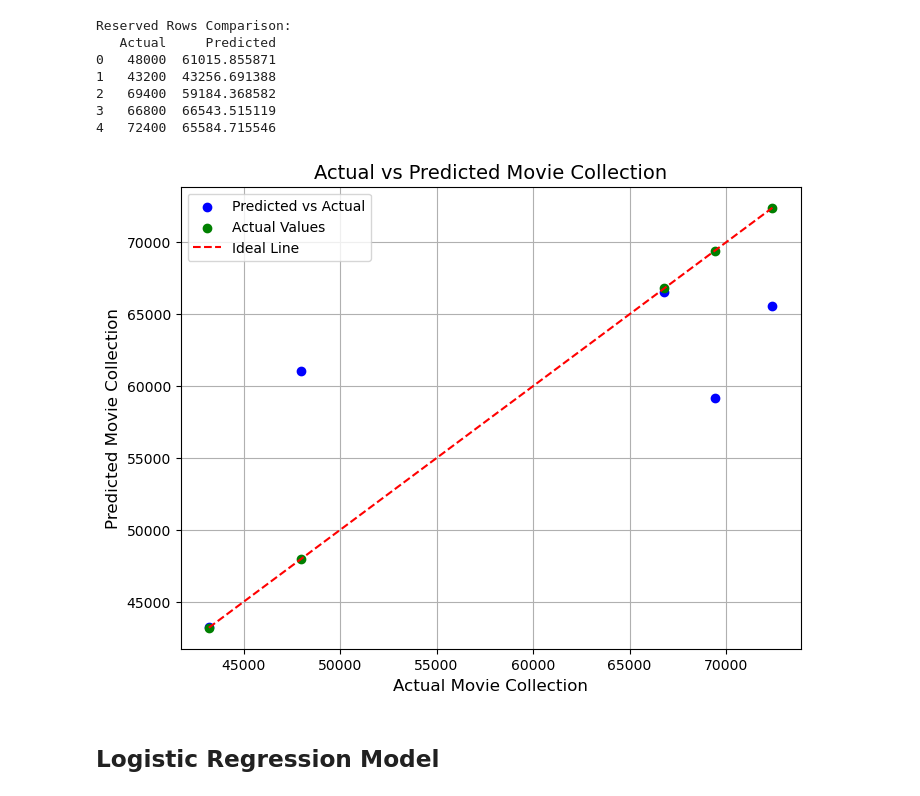
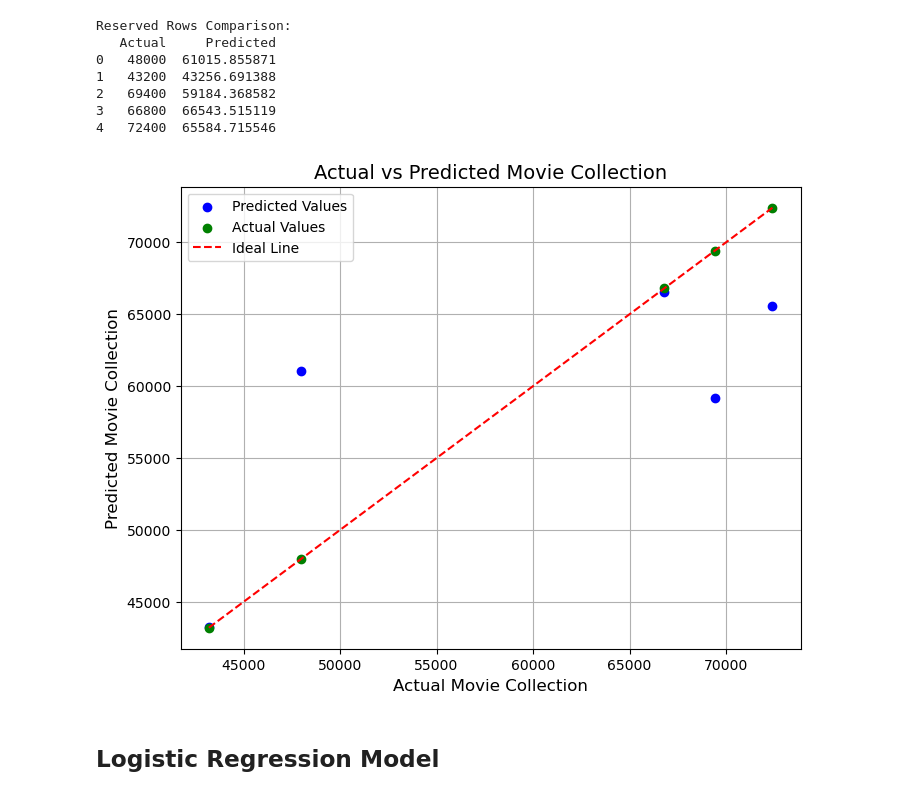
Before and after one commit to Nikola671/TP2_AB_NM, a Jupyter notebook: TP2_AB_NM.ipynb, the cells around one changed output. Cells and saved outputs as stored; diff of their text form; code cells hidden in the pictures.

```diff
--- a/TP2_AB_NM.ipynb
+++ b/TP2_AB_NM.ipynb
@@ -269,21 +269,21 @@ Reserved Rows Comparison:
 # %%
 #Scatter plot to visualize the percision of the predictions
 actual = list(y_validation.values)
 predicted = list(y_pred_validation)
 
 plt.figure(figsize=(8, 6))
-plt.scatter(actual, predicted, color='blue', label='Predicted vs Actual')
+plt.scatter(actual, predicted, color='blue', label='Predicted Values')
 plt.scatter(actual, actual, color='green', label='Actual Values')
 plt.plot([min(actual), max(actual)], [min(actual), max(actual)], color='red', linestyle='--', label='Ideal Line')
 
 plt.xlabel('Actual Movie Collection', fontsize=12)
 plt.ylabel('Predicted Movie Collection', fontsize=12)
 plt.title('Actual vs Predicted Movie Collection', fontsize=14)
 plt.legend()
 plt.grid(True)
 plt.show()
 # %% [output]
-[figure, old version]
+[figure, new version]
 # %% [markdown]
 ## Logistic Regression Model
 # %%
```
Also changed, not shown: parts of 9 cells of this notebook.
